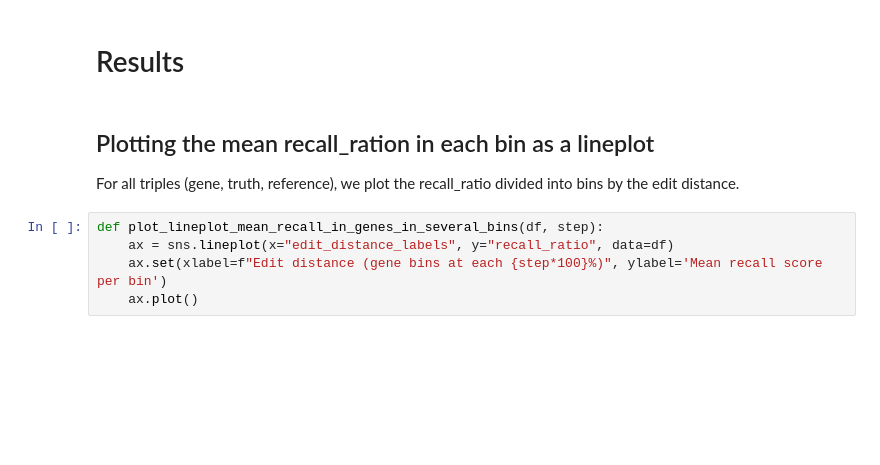
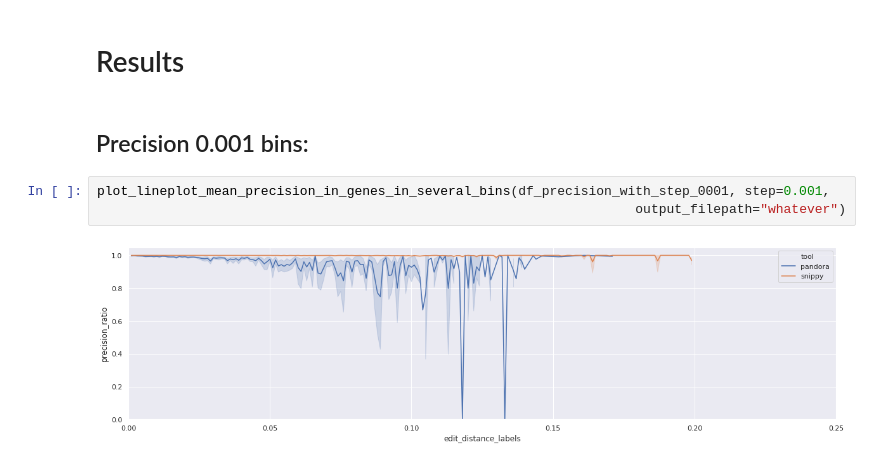
Before and after one commit to leoisl/pandora_gene_distance, a Jupyter notebook: notebooks/eda.ipynb, the cells around one changed output. Cells and saved outputs as stored; diff of their text form; blank space fills up the shorter version.

```diff
--- a/notebooks/eda.ipynb
+++ b/notebooks/eda.ipynb
@@ -60,11 +154,9 @@ df_with_step_001 = get_df_with_edit_distance_labels(df, having_at_least_n_varian
 # %% [markdown]
 # Results
-# %% [markdown]
-## Plotting the mean recall_ration in each bin as a lineplot
-
-For all triples (gene, truth, reference), we plot the recall_ratio divided into bins by the edit distance.
-# %%
-def plot_lineplot_mean_recall_in_genes_in_several_bins(df, step):
-    ax = sns.lineplot(x="edit_distance_labels", y="recall_ratio", data=df)
-    ax.set(xlabel=f"Edit distance (gene bins at each {step*100}%)", ylabel='Mean recall score per bin')
-    ax.plot()
+# %% [markdown]
+## Precision 0.001 bins:
+# %%
+plot_lineplot_mean_precision_in_genes_in_several_bins(df_precision_with_step_0001, step=0.001,
+                                                                     output_filepath="whatever")
+# %% [output]
+[figure, added]
```
Also changed, not shown: parts of 32 cells of this notebook.
